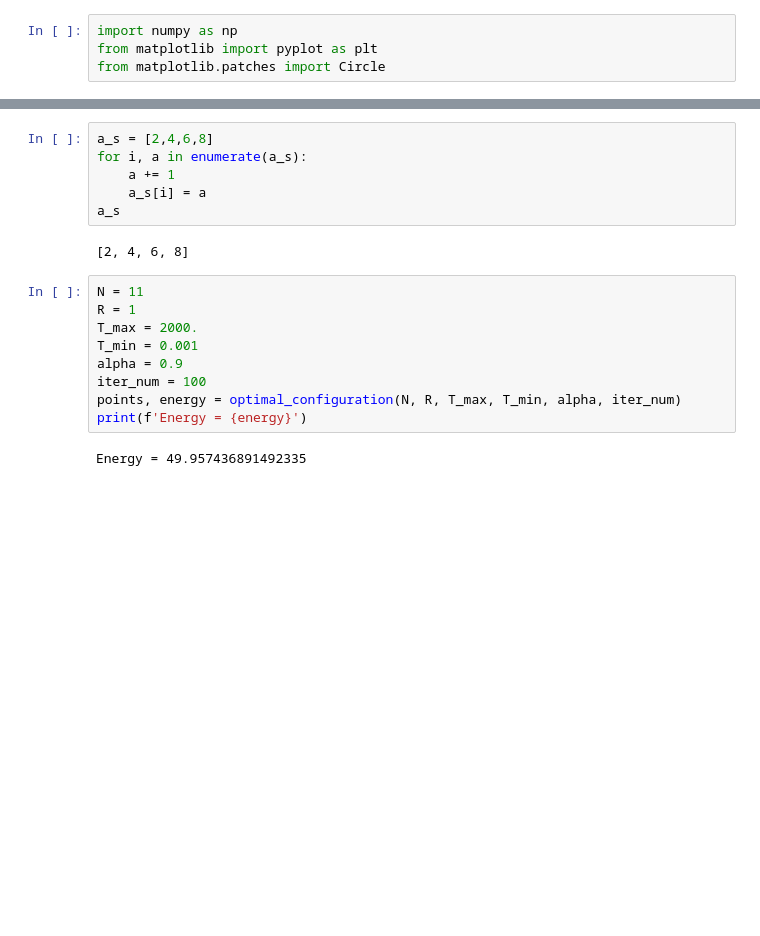
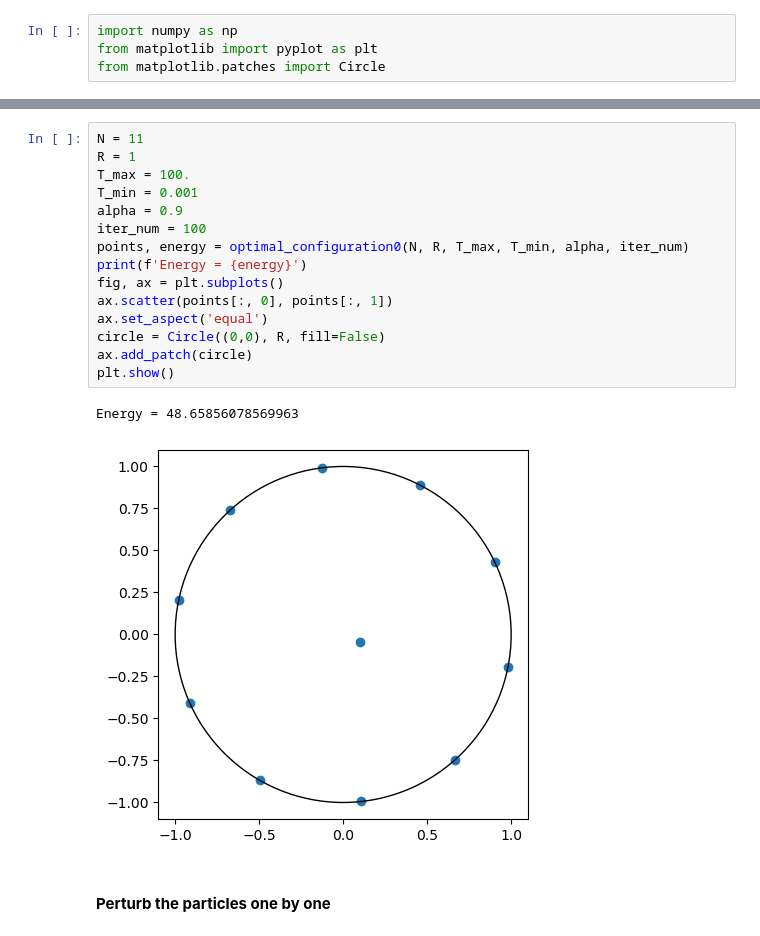
Before and after one commit to Asewlal01/SimAnnealParticleOptimize, a Jupyter notebook: draft.ipynb, the cells around one changed output, grey strips where cells are left out. Drawn from its saved outputs; the diff is of its cells as text; blank space fills up the shorter version.

```diff
--- a/draft.ipynb
+++ b/draft.ipynb
@@ -57,22 +60,23 @@ def optimal_configuration(N, R, initial_temp, min_temp, alpha, iter_num=100):
 
     # Return the final points and energy
     return final_points, final_energy
-# %%
-a_s = [2,4,6,8]
-for i, a in enumerate(a_s):
-    a += 1
-    a_s[i] = a
-a_s
-# %% [output]
-[2, 4, 6, 8]
 # %%
 N = 11
 R = 1
-T_max = 2000.
+T_max = 100.
 T_min = 0.001
 alpha = 0.9
 iter_num = 100
-points, energy = optimal_configuration(N, R, T_max, T_min, alpha, iter_num)
+points, energy = optimal_configuration0(N, R, T_max, T_min, alpha, iter_num)
 print(f'Energy = {energy}')
+fig, ax = plt.subplots()
+ax.scatter(points[:, 0], points[:, 1])
+ax.set_aspect('equal')
+circle = Circle((0,0), R, fill=False)
+ax.add_patch(circle)
+plt.show()
 # %% [output]
-Energy = 49.957436891492335
+Energy = 48.65856078569963
+[figure, added]
+# %% [markdown]
+#### **Perturb the particles one by one**
```
Also changed, not shown: parts of 5 cells of this notebook.
